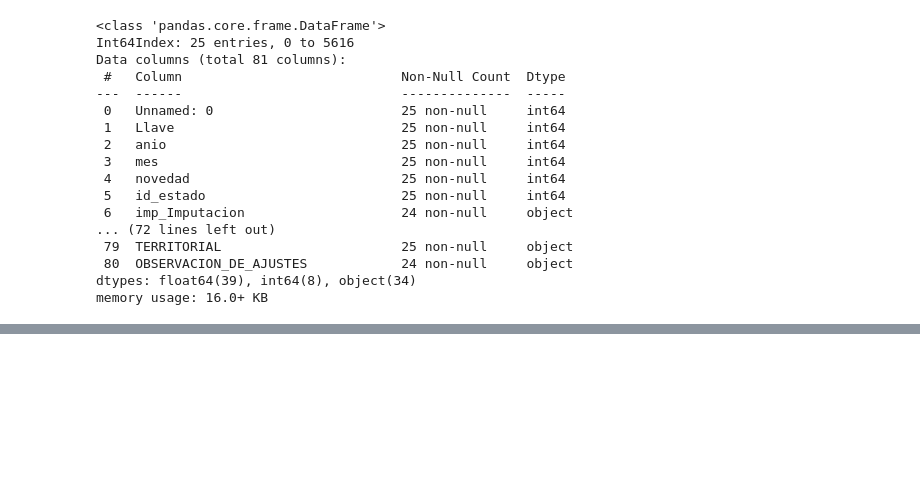
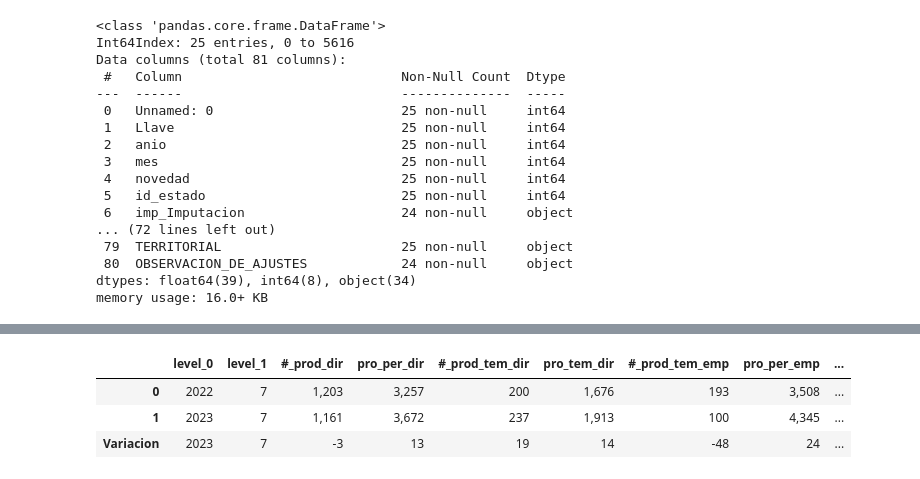
Before and after one commit to titobriceno/analizador, a Jupyter notebook: scrips/tables.ipynb, the cells around one changed output, grey strips where cells are left out. Saved outputs shown, nothing was run; the diff lists cells and outputs as text; code cells hidden in the pictures; blank space fills up the shorter version.

```diff
--- a/scrips/tables.ipynb
+++ b/scrips/tables.ipynb
@@ -406,0 +556,7 @@ resume_table
+# %%
+año_var_per
+# %% [output]
+|  | level_0 | level_1 | #_prod_dir | pro_per_dir | #_prod_tem_dir | pro_tem_dir | #_prod_tem_emp | pro_per_emp | ... |
+| 0 | 2022 | 7 | 1,203 | 3,257 | 200 | 1,676 | 193 | 3,508 | ... |
+| 1 | 2023 | 7 | 1,161 | 3,672 | 237 | 1,913 | 100 | 4,345 | ... |
+| Variacion | 2023 | 7 | -3 | 13 | 19 | 14 | -48 | 24 | ... |
```
Also changed, not shown: parts of 9 cells of this notebook.
